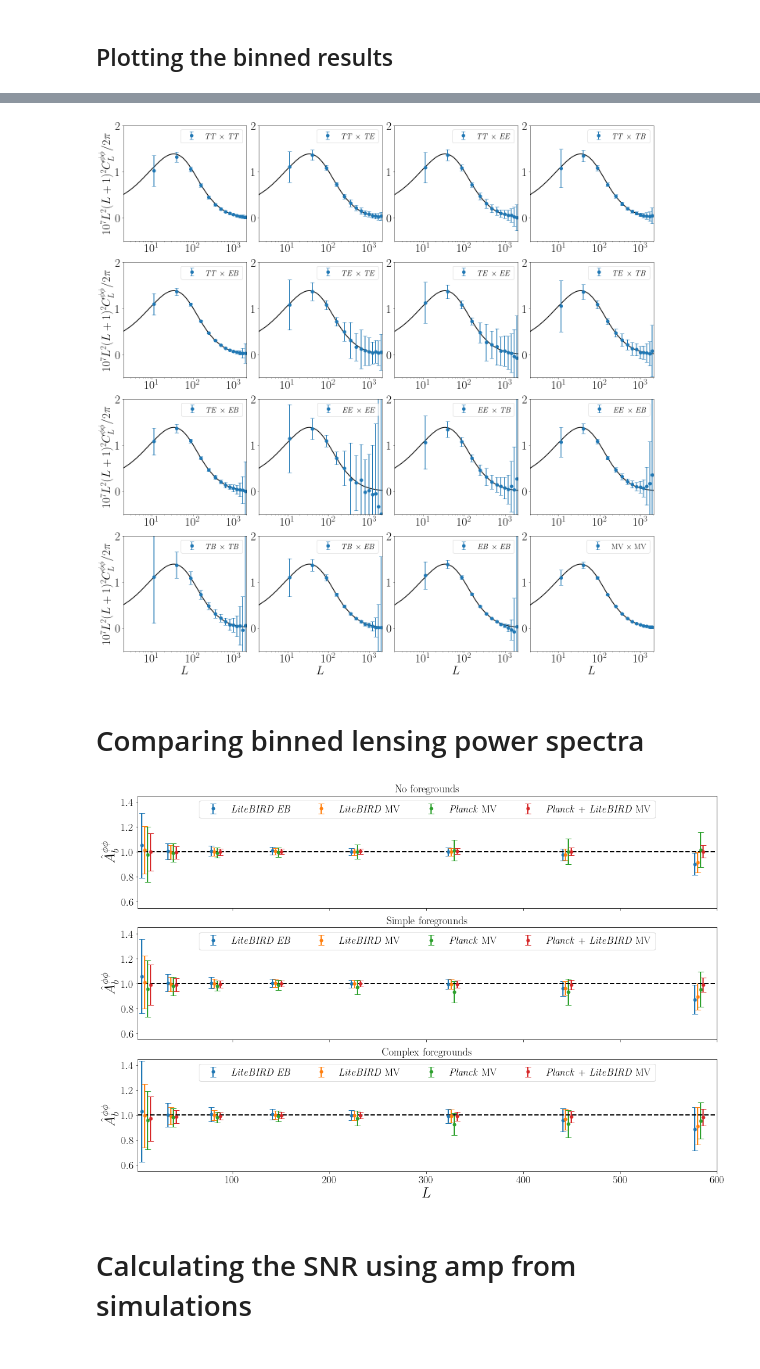
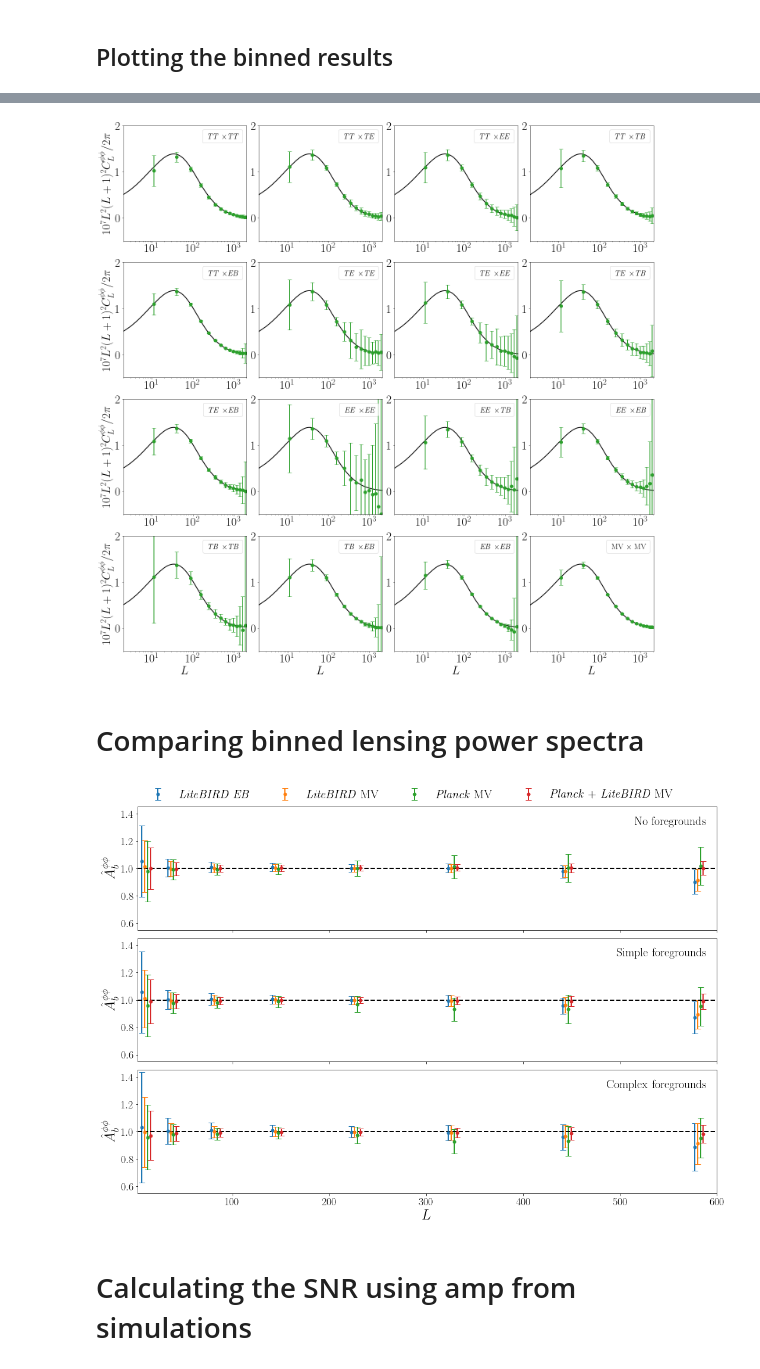
Before and after one commit to miguelrgranda/PlanckBIRD-lens, a Jupyter notebook: notebooks/qcl_lensing_power_spectrum_publish.ipynb, the cells around one changed output, grey strips where cells are left out. Cells and saved outputs as stored; diff of their text form; code cells hidden in the pictures.

```diff
--- a/notebooks/qcl_lensing_power_spectrum_publish.ipynb
+++ b/notebooks/qcl_lensing_power_spectrum_publish.ipynb
@@ -4,6 +4,7 @@
 import numpy as np
 # %matplotlib widget
 import matplotlib.pyplot as plt
+from matplotlib.lines import Line2D
 plt.rcParams.update({"text.usetex": True, "font.family": "Helvetica"})
 plt.rcParams['mathtext.fontset'] = 'stix'
 plt.rcParams['font.family'] = 'STIXGeneral'
@@ -18,10 +19,10 @@ plt.rcParams['lines.linewidth'] = 2.0
 
 # Set global font sizes
 mpl.rcParams['axes.labelsize'] = 24         # x/y label size
-mpl.rcParams['axes.titlesize'] = 18         # subplot title size
+mpl.rcParams['axes.titlesize'] = 24         # subplot title size
 mpl.rcParams['xtick.labelsize'] = 18        # tick labels
 mpl.rcParams['ytick.labelsize'] = 18
-mpl.rcParams['legend.fontsize'] = 13        # legend text
+mpl.rcParams['legend.fontsize'] = 20        # legend text
 mpl.rcParams['figure.titlesize'] = 20       # optional for fig.suptitle()
 
 import pickle as pl
@@ -206,19 +232,30 @@ axs = axs.flatten()
 # Iterate over subplots and plot data
 for i, (ax, qe) in enumerate(zip(axs, pairs)):
     ax.plot(cls_phiphi*1e7, c='k')  # label=r'$C_L^{\phi\phi}$'
-    if qe == 'MVMV':
-        ax.errorbar(B, y=np.mean(clb[fg_index][qe]*1e7, axis=0), yerr=np.std(clb[fg_index][qe]*1e7, axis=0),
-                    fmt='o', capsize=5, markersize=8, label=f"{qe[:2]} " + r"$\times$" + f" {qe[2:]}")
-    else:
-        ax.errorbar(B, y=np.mean(clb[fg_index][qe]*1e7, axis=0), yerr=np.std(clb[fg_index][qe]*1e7, axis=0),
-                    fmt='o', capsize=5, markersize=8, label='\\textit{'+f"{qe[:2]} "+ '}' + r"$\times$" + ' \\textit{'+f"{qe[2:]} "+ '}')
-    ax.set_xscale('log')
+    ax.errorbar(B, y=np.mean(clb[fg_index][qe]*1e7, axis=0), yerr=np.std(clb[fg_index][qe]*1e7, axis=0),
+                fmt='o', capsize=5, markersize=8, color='tab:green')
     ax.set_xscale('log')
     ax.set_yscale('linear')
-    ax.legend(ncol=1, loc='upper right', fontsize=20)
+
+    # Prepare text-only legend label
+    if qe == 'MVMV':
+        legend_label = f"{qe[:2]} " + r"$\times$" + f" {qe[2:]}"
+    else:
+        legend_label = r'\textit{' + f"{qe[:2]} " + r"}$\times$" + r"\textit{" + f"{qe[2:]}" + "}"
+
+    # Add invisible handle for text-only legend
+    text_only_handle = plt.Line2D([0], [0], linestyle='none', marker='', linewidth=0, color='none')
+    ax.legend(
+        [text_only_handle], [legend_label],
+        ncol=1, loc='upper right',
+        frameon=True, handlelength=0, handletextpad=0.3
+    )
+
+
+    # ax.legend(ncol=1, loc='upper right', fontsize=20)
     ax.set_xlim([2, lmax])
     ax.set_ylim([-0.5, 2])
-    # ax.semilogx()
+    ax.semilogx()
     # ax.semilogy()
 
     # Show x-label only for the bottom row
@@ -238,9 +275,10 @@ for i, (ax, qe) in enumerate(zip(axs, pairs)):
     ax.tick_params(axis='both', which='minor', labelsize=30)
 
 plt.tight_layout()
+
 plt.savefig(f'{directory_plots}/qcl_debiased_Planck_LiteBIRD_simple_foregrounds.pdf')
 # %% [output]
-[figure, old version]
+[figure, new version]
 # %% [markdown]
 # Comparing binned lensing power spectra
 # %%
@@ -264,6 +302,9 @@ fg_latex = ['No foregrounds', 'Simple foregrounds', 'Complex foregrounds']
 fg_indices = [0, 1, 2]  # Example indices for different foreground complexities
 n_bins_max = 10
 fig, axes = plt.subplots(3, 1, figsize=(15, 10), sharex=True)
+
+handles = []
+labels = []
 
 for i, fg_index in enumerate(fg_indices):
     ax = axes[i]
@@ -273,37 +314,53 @@ for i, fg_index in enumerate(fg_indices):
                 yerr=np.std(amp_binned_LiteBIRD_N_10[fg_index]['EBEB'], axis=0)[:n_bins_max],
                 fmt='o', capsize=5, markersize=5, label="\\textit{LiteBIRD EB}")
 
     ax.errorbar(B_LB[:n_bins_max]-1.5,
                 y=np.mean(amp_binned_LiteBIRD_N_10[fg_index]['MVMV'], axis=0)[:n_bins_max],
                 yerr=np.std(amp_binned_LiteBIRD_N_10[fg_index]['MVMV'], axis=0)[:n_bins_max],
                 fmt='o', capsize=5, markersize=5, label="\\textit{LiteBIRD} MV")
 
     ax.errorbar(B_LB[:n_bins_max]+1.5,
                 y=np.mean(amp_binned_Planck_N_10[fg_index]['MVMV'], axis=0)[:n_bins_max],
                 yerr=np.std(amp_binned_Planck_N_10[fg_index]['MVMV'], axis=0)[:n_bins_max],
                 fmt='o', capsize=5, markersize=5, label="\\textit{Planck} MV")
 
     ax.errorbar(B_LB[:n_bins_max]+4.5,
                 y=np.mean(amp_binned_Planck_LiteBIRD_N_10[fg_index]['MVMV'], axis=0)[:n_bins_max],
                 yerr=np.std(amp_binned_Planck_LiteBIRD_N_10[fg_index]['MVMV'], axis=0)[:n_bins_max],
                 fmt='o', capsize=5, markersize=5, label="\\textit{Planck} + \\textit{LiteBIRD} MV")
 
+    if i == 0:
+        h, l = ax.get_legend_handles_labels()
+        handles.extend(h)
+        labels.extend(l)
+    text_only_handles = [
+    Line2D([0], [0], linestyle='none', marker='', linewidth=0, color='none'),
+    Line2D([0], [0], linestyle='none', marker='', linewidth=0, color='none')
+    ]
+
+    ax.legend(text_only_handles, [f"{fg_names[i]}"], loc='upper right', frameon=False,
+              handlelength=0, handletextpad=0.3, borderaxespad=0.4)
+
+
     ax.axhline(y=1.0, linestyle='dashed', c='k')
     ax.set_xlim([2, 600])
     ax.set_ylim([0.55, 1.45])
     ax.set_ylabel(r'$\hat{A}_{b}^{\phi\phi}$')
     ax.tick_params(axis='both', which='major')
-    ax.legend(ncol=4, fontsize=17, loc='upper center')
+    # ax.legend(ncol=4, fontsize=17, loc='upper center', frameon=False)
     ax.tick_params(axis='both', which='major')
     ax.tick_params(axis='both', which='minor')
-    ax.set_title(f"{fg_latex[i]}")
+    # ax.set_title(f"{fg_latex[i]}")
+
+# Adjust layout for better spacing
+fig.legend(handles, labels, loc='upper center', ncol=4, bbox_to_anchor=(0.5, 1.05), frameon=False)
 
 axes[-1].set_xlabel(r'$L$')
 
 plt.tight_layout()
-plt.savefig(f'{directory_plots}/bandpowers_A_L_b_all_fg.pdf')
+plt.savefig(f'{directory_plots}/bandpowers_A_L_b_all_fg.pdf', bbox_inches='tight')
 # %% [output]
-[figure, old version]
+[figure, new version]
 # %% [markdown]
 # Calculating the SNR using amp from simulations
 # %%
```
Also changed, not shown: parts of 5 cells of this notebook, 22 other files.
